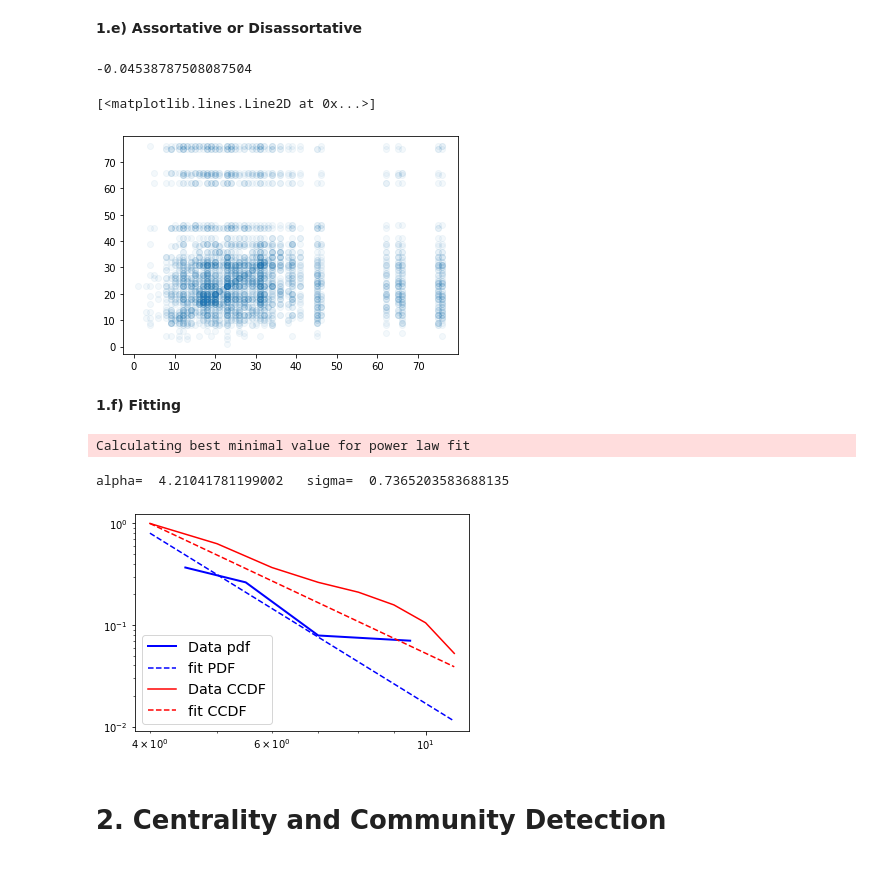
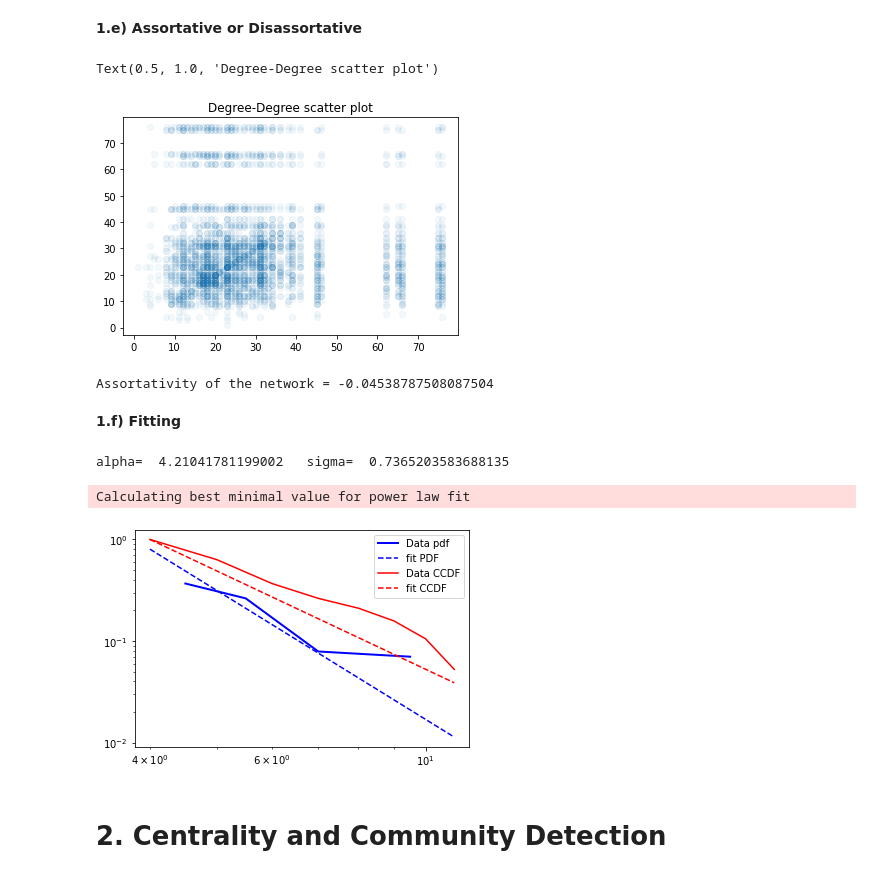
Before and after one commit to Elangoraj/Social-network-analysis, a Jupyter notebook: Networks.ipynb, the cells around one changed output. Cells and saved outputs as stored; diff of their text form; code cells hidden in the pictures.

```diff
--- a/Networks.ipynb
+++ b/Networks.ipynb
@@ -46,4 +49,6 @@ Requirement already satisfied: six>=1.5 in /usr/local/lib/python3.6/dist-package
 # %%
+# Load Network fropm drive
+pwd = '/content/drive/MyDrive/Networks/ia-enron.csv'
 fh = open(pwd, "rb")
-Gx = nx.read_edgelist(fh)
+Gx = nx.read_edgelist(fh, nodetype = int)
 fh.close()
@@ -113,47 +120,50 @@ stat    =   0.20226
 p-value =   0.05103
 # %% [markdown]
 **1.e) Assortative or Disassortative**
-# %%
-nx.degree_assortativity_coefficient(Gx)
-# https://math.libretexts.org/Bookshelves/Scientific_Computing_Simulations_and_Modeling/Book%3A_Introduction_to_the_Modeling_and_Analysis_of_Complex_Systems_(Sayama)/17%3A_Dynamical_Networks_II__Analysis_of_Network_Topologies/17.06%3A_Assortativity
-# %% [output]
--0.04538787508087504
 # %%
 x = []
 y = []
 
 for i,j in Gx.edges():
   x.append(Gx.degree(i))
   y.append(Gx.degree(j))
   x.append(Gx.degree(j))
   y.append(Gx.degree(i))
 
+# https://math.libretexts.org/Bookshelves/Scientific_Computing_Simulations_and_Modeling/Book%3A_Introduction_to_the_Modeling_and_Analysis_of_Complex_Systems_(Sayama)/17%3A_Dynamical_Networks_II__Analysis_of_Network_Topologies/17.06%3A_Assortativity
 plt.plot(x,y,'o',alpha=0.05)
+plt.title('Degree-Degree scatter plot')
 # %% [output]
-[<matplotlib.lines.Line2D at 0x...>]
+Text(0.5, 1.0, 'Degree-Degree scatter plot')
-[figure, old version]
+[figure, new version]
+# %%
+assortativity = nx.degree_assortativity_coefficient(Gx)
+print('Assortativity of the network =', assortativity)
+# %% [output]
+Assortativity of the network = -0.04538787508087504
 # %% [markdown]
 **1.f) Fitting**
 # %%
-D = list(degreeCount.values())
-D_fit = powerlaw.Fit(D)
+# Find the fit for the degree count in the data
+dcf = list(degreeCount.values())
+plf = powerlaw.Fit(dcf)
 
 # PDF
-plot=D_fit.plot_pdf(color='b', linewidth=2)
-D_fit.power_law.plot_pdf( color= 'b',linestyle='--',label='fit ccdf',ax = plot)
+pt=plf.plot_pdf(color='b', linewidth=2)
+plf.power_law.plot_pdf( color= 'b',linestyle='--',label='fit ccdf',ax = pt)
 
 # CCDF
-D_fit.plot_ccdf(color= 'r',ax = plot)
-D_fit.power_law.plot_ccdf( color= 'r',linestyle='--',label='fit ccdf',ax = plot)
+plf.plot_ccdf(color= 'r',ax = pt)
+plf.power_law.plot_ccdf( color= 'r',linestyle='--',label='fit ccdf',ax = pt)
 
-print('alpha= ',D_fit.power_law.alpha,'  sigma= ',D_fit.power_law.sigma)
+print('alpha= ',plf.power_law.alpha,'  sigma= ',plf.power_law.sigma)
 
-plt.legend(['Data pdf', 'fit PDF', 'Data CCDF', 'fit CCDF'], fontsize = 'x-large')
+plt.legend(['Data pdf', 'fit PDF', 'Data CCDF', 'fit CCDF'])
 plt.show()
 # %% [output]
-Calculating best minimal value for power law fit
+alpha=  4.21041781199002   sigma=  0.7365203583688135
-alpha=  4.21041781199002   sigma=  0.7365203583688135
+Calculating best minimal value for power law fit
-[figure, old version]
+[figure, new version]
 # %% [markdown]
 # **2. Centrality and Community Detection**
 # %% [markdown]
```
Also changed, not shown: parts of 48 cells of this notebook.
